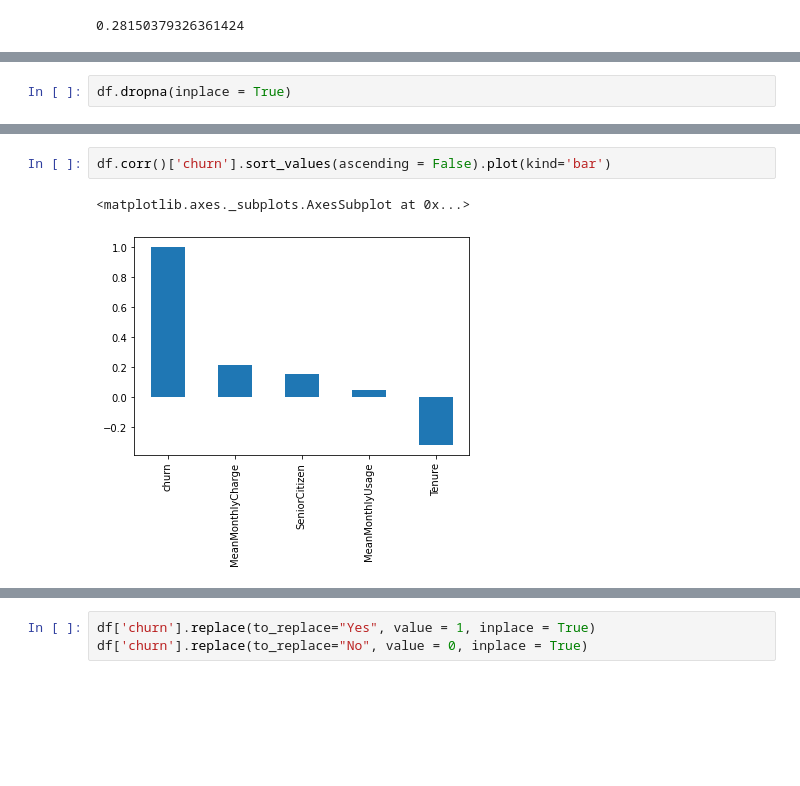
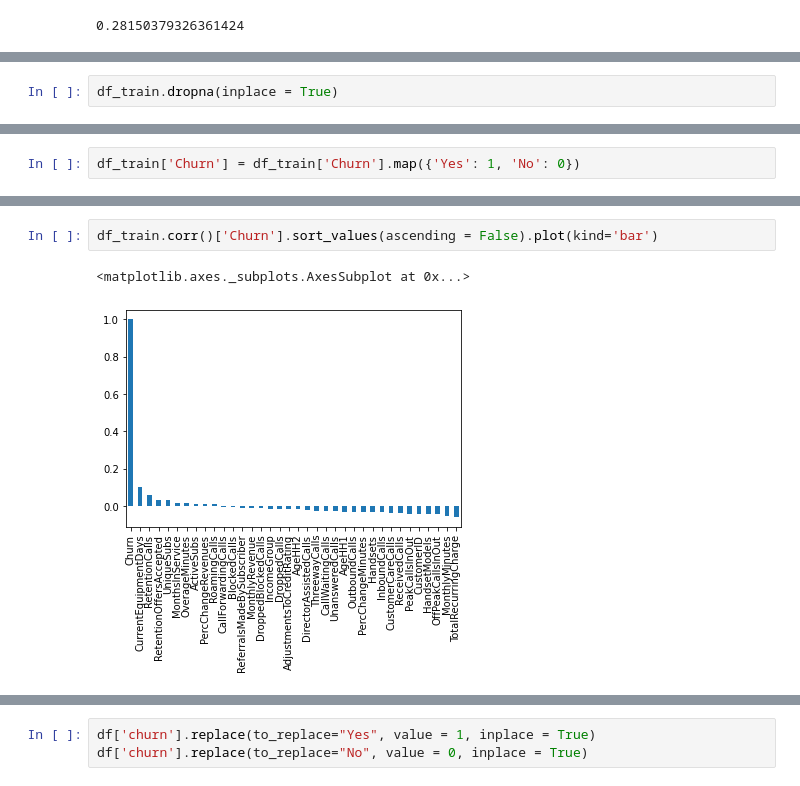
Before and after one commit to vijayvaradh/Telco_churn-prediction, a Jupyter notebook: Churn_prediction_model_.ipynb, the cells around one changed output, grey strips where cells are left out. Cells and saved outputs as stored; diff of their text form; blank space fills up the shorter version.

```diff
--- a/Churn_prediction_model_.ipynb
+++ b/Churn_prediction_model_.ipynb
@@ -57,3 +77,3 @@ dtype: object
 # %%
-df.dropna(inplace = True)
+df_train.dropna(inplace = True)
 # %%
@@ -141,0 +111,2 @@ pd.crosstab(df.churn,df.Dependents, df.Tenure, aggfunc='count').round()
+# %%
+df_train['Churn'] = df_train['Churn'].map({'Yes': 1, 'No': 0})
@@ -142,8 +122,8 @@ pd.crosstab(df.churn,df.Dependents, df.Tenure, aggfunc='count').round()
 # %%
-df.corr()['churn'].sort_values(ascending = False).plot(kind='bar')
+df_train.corr()['Churn'].sort_values(ascending = False).plot(kind='bar')
 # %% [output]
 <matplotlib.axes._subplots.AxesSubplot at 0x...>
-[figure, old version]
+[figure, new version]
 # %%
 import seaborn as sn
 df_corr =df.corr()
```
Also changed, not shown: parts of 13 cells of this notebook.
